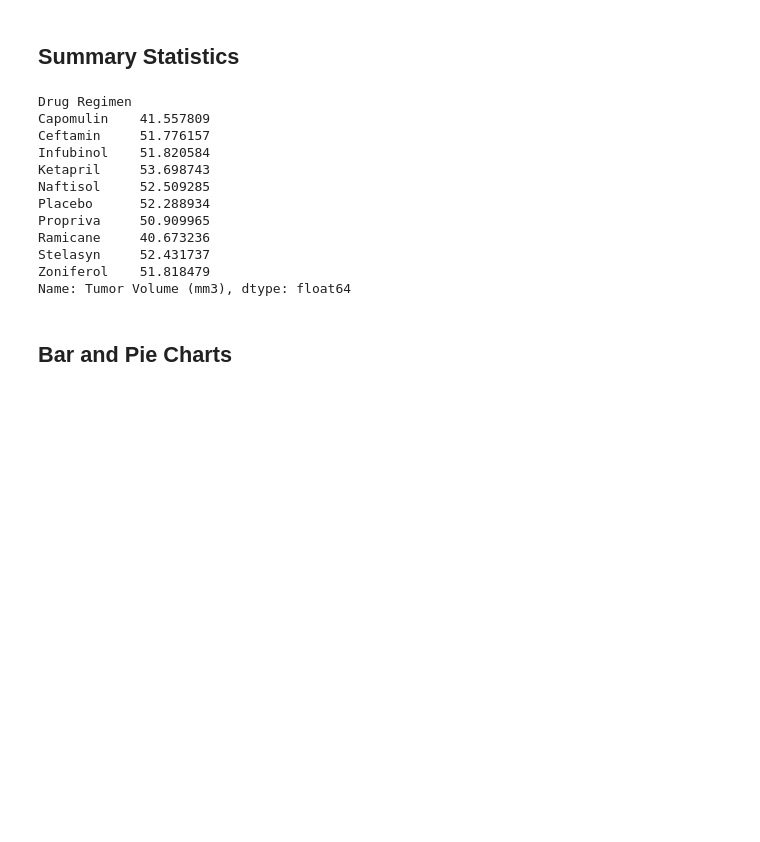
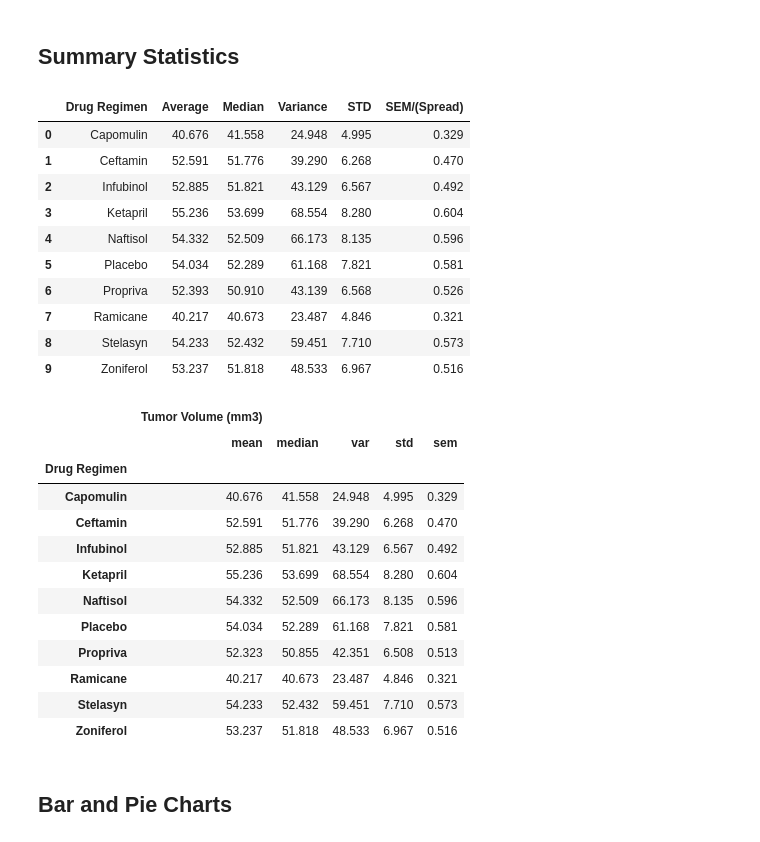
Before and after one commit to cheyroseflammer/pharmaceutical-analysis, a Jupyter notebook: pharmaceutical-analysis/pymaceuticals_starter.ipynb, the cells around one changed output. Cells and saved outputs as stored; diff of their text form; code cells hidden in the pictures; blank space fills up the shorter version.

```diff
--- a/pharmaceutical-analysis/pymaceuticals_starter.ipynb
+++ b/pharmaceutical-analysis/pymaceuticals_starter.ipynb
@@ -101,26 +103,58 @@ Name: Mouse ID, Length: 249, dtype: int64
 # Use groupby and summary statistical methods to calculate the following properties of each drug regimen:
 # mean, median, variance, standard deviation, and SEM of the tumor volume.
 # Assemble the resulting series into a single summary dataframe.
-stats_avg = clean_mice_df.groupby('Drug Regimen').mean()['Tumor Volume (mm3)']
-stats_median = clean_mice_df.groupby('Drug Regimen').median()['Tumor Volume (mm3)']
-stats_median
+
+# Mean calculation
+stats_avg = round(clean_mice_df.groupby('Drug Regimen').mean()['Tumor Volume (mm3)'], 3)
+# Median calculation
+stats_median = round(clean_mice_df.groupby('Drug Regimen').median()['Tumor Volume (mm3)'], 3)
+# Variance calculation
+stats_var = round(clean_mice_df.groupby('Drug Regimen').var()['Tumor Volume (mm3)'], 3)
+# Standard Deviation calculation
+stats_std = round(clean_mice_df.groupby('Drug Regimen').std()['Tumor Volume (mm3)'], 3)
+# SEM(spread over time) calculation
+stats_sem = round(clean_mice_df.groupby('Drug Regimen').sem()['Tumor Volume (mm3)'], 3)
+
+summary_stats_df = pd.DataFrame({
+    "Average": stats_avg,
+    "Median": stats_median,
+    "Variance": stats_var,
+    "STD": stats_std,
+    "SEM/(Spread)": stats_sem
+})
+summary_stats_df = summary_stats_df.reset_index()
+summary_stats_df
 # %% [output]
-Drug Regimen
-Capomulin    41.557809
-Ceftamin     51.776157
-Infubinol    51.820584
-Ketapril     53.698743
-Naftisol     52.509285
-Placebo      52.288934
-Propriva     50.909965
-Ramicane     40.673236
-Stelasyn     52.431737
-Zoniferol    51.818479
-Name: Tumor Volume (mm3), dtype: float64
+|  | Drug Regimen | Average | Median | Variance | STD | SEM/(Spread) |
+| 0 | Capomulin | 40.676 | 41.558 | 24.948 | 4.995 | 0.329 |
+| 1 | Ceftamin | 52.591 | 51.776 | 39.290 | 6.268 | 0.470 |
+| 2 | Infubinol | 52.885 | 51.821 | 43.129 | 6.567 | 0.492 |
+| 3 | Ketapril | 55.236 | 53.699 | 68.554 | 8.280 | 0.604 |
+| 4 | Naftisol | 54.332 | 52.509 | 66.173 | 8.135 | 0.596 |
+| 5 | Placebo | 54.034 | 52.289 | 61.168 | 7.821 | 0.581 |
+| 6 | Propriva | 52.393 | 50.910 | 43.139 | 6.568 | 0.526 |
+| 7 | Ramicane | 40.217 | 40.673 | 23.487 | 4.846 | 0.321 |
+| 8 | Stelasyn | 54.233 | 52.432 | 59.451 | 7.710 | 0.573 |
+| 9 | Zoniferol | 53.237 | 51.818 | 48.533 | 6.967 | 0.516 |
 # %%
 # Generate a summary statistics table of mean, median, variance, standard deviation, and SEM of the tumor volume for each regimen
-
 # Using the aggregation method, produce the same summary statistics in a single line
+stats_df = duplicate_mice_df.groupby(["Drug Regimen"]).agg({"Tumor Volume (mm3)":['mean','median','var','std','sem']})
+stats_df.round(3)
+# %% [output]
+|  | Tumor Volume (mm3) |  |  |  |  |
+|  | mean | median | var | std | sem |
+| Drug Regimen |  |  |  |  |  |
+| Capomulin | 40.676 | 41.558 | 24.948 | 4.995 | 0.329 |
+| Ceftamin | 52.591 | 51.776 | 39.290 | 6.268 | 0.470 |
+| Infubinol | 52.885 | 51.821 | 43.129 | 6.567 | 0.492 |
+| Ketapril | 55.236 | 53.699 | 68.554 | 8.280 | 0.604 |
+| Naftisol | 54.332 | 52.509 | 66.173 | 8.135 | 0.596 |
+| Placebo | 54.034 | 52.289 | 61.168 | 7.821 | 0.581 |
+| Propriva | 52.323 | 50.855 | 42.351 | 6.508 | 0.513 |
+| Ramicane | 40.217 | 40.673 | 23.487 | 4.846 | 0.321 |
+| Stelasyn | 54.233 | 52.432 | 59.451 | 7.710 | 0.573 |
+| Zoniferol | 53.237 | 51.818 | 48.533 | 6.967 | 0.516 |
 # %% [markdown]
 ## Bar and Pie Charts
 # %%
```
Also changed, not shown: parts of 5 cells of this notebook.
